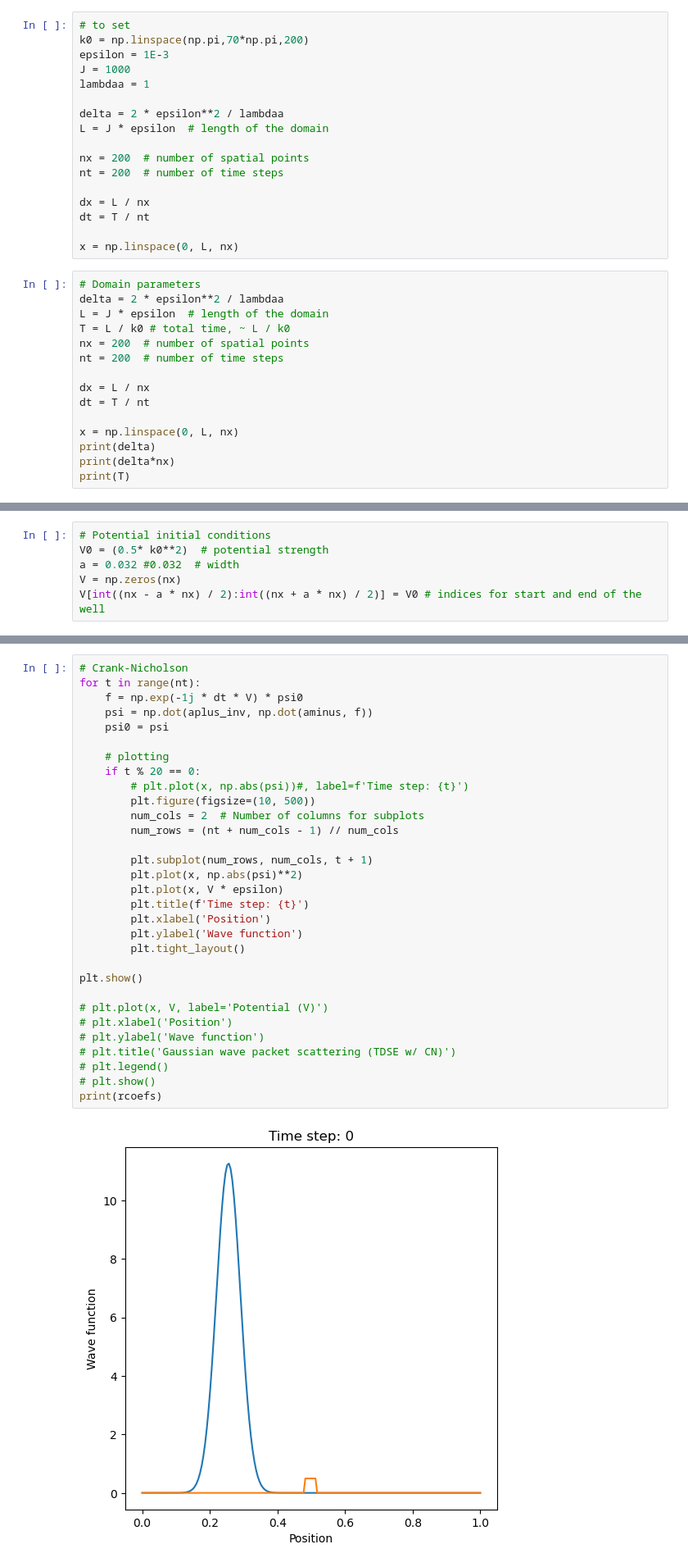
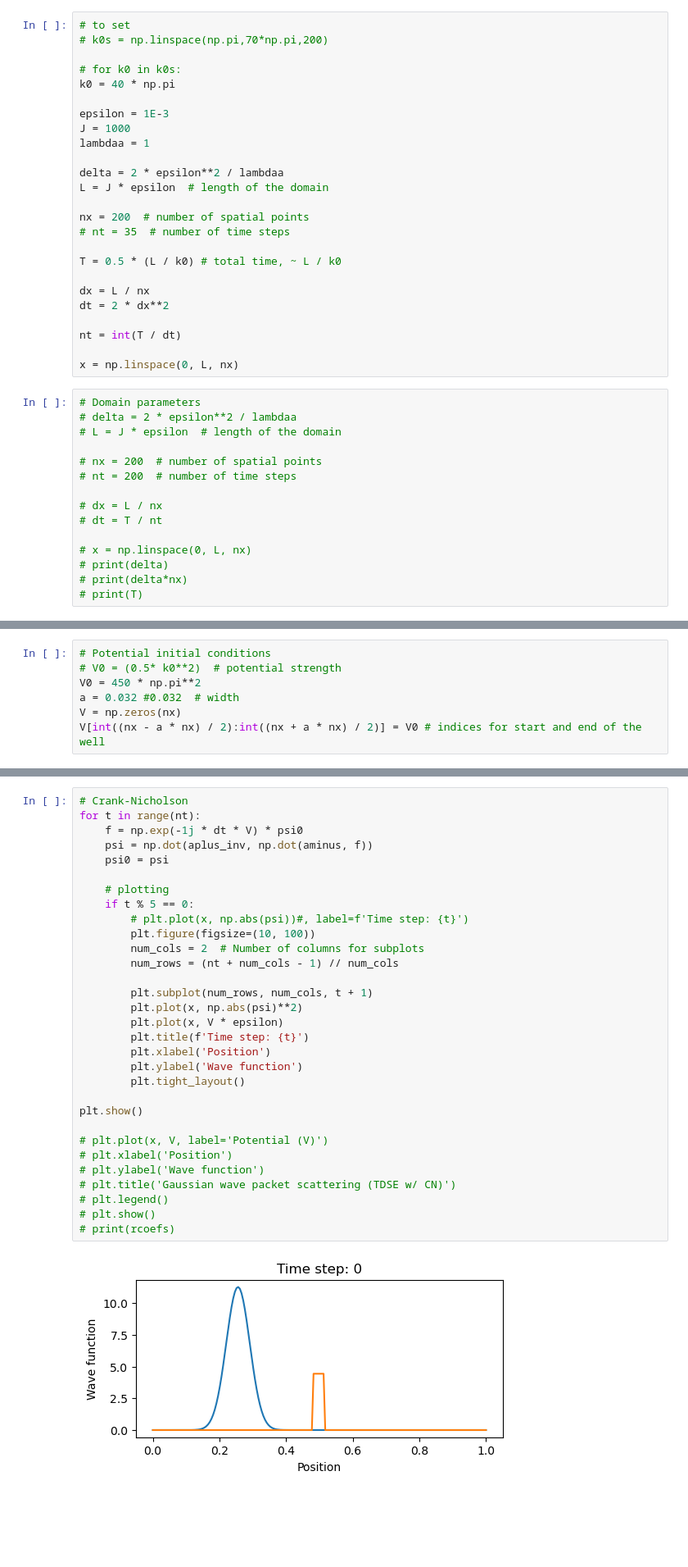
Before and after one commit to mirhex-toldex/charge-exchange, a Jupyter notebook: Crank_Nicholson.ipynb, the cells around one changed output, grey strips where cells are left out. Shown at 82% size. Drawn from its saved outputs; the diff is of its cells as text; blank space fills up the shorter version.

```diff
--- a/Crank_Nicholson.ipynb
+++ b/Crank_Nicholson.ipynb
@@ -4,7 +4,11 @@ import matplotlib.pyplot as plt
 import statistics
 # %%
 # to set
-k0 = np.linspace(np.pi,70*np.pi,200)
+# k0s = np.linspace(np.pi,70*np.pi,200)
+
+# for k0 in k0s:
+k0 = 40 * np.pi
+
 epsilon = 1E-3
 J = 1000
 lambdaa = 1
@@ -13,24 +17,28 @@ delta = 2 * epsilon**2 / lambdaa
 L = J * epsilon  # length of the domain
 
 nx = 200  # number of spatial points
-nt = 200  # number of time steps
+# nt = 35  # number of time steps
+
+T = 0.5 * (L / k0) # total time, ~ L / k0
 
 dx = L / nx
-dt = T / nt
+dt = 2 * dx**2
+
+nt = int(T / dt)
 
 x = np.linspace(0, L, nx)
 # %%
 # Domain parameters
-delta = 2 * epsilon**2 / lambdaa
-L = J * epsilon  # length of the domain
-T = L / k0 # total time, ~ L / k0
-nx = 200  # number of spatial points
-nt = 200  # number of time steps
+# delta = 2 * epsilon**2 / lambdaa
+# L = J * epsilon  # length of the domain
 
-dx = L / nx
-dt = T / nt
+# nx = 200  # number of spatial points
+# nt = 200  # number of time steps
 
-x = np.linspace(0, L, nx)
-print(delta)
-print(delta*nx)
-print(T)
+# dx = L / nx
+# dt = T / nt
+
+# x = np.linspace(0, L, nx)
+# print(delta)
+# print(delta*nx)
+# print(T)
@@ -57,6 +59,7 @@ norm = np.sum(psi0 * np.conj(psi0)) * dx
 # %%
 # Potential initial conditions
-V0 = (0.5* k0**2)  # potential strength
+# V0 = (0.5* k0**2)  # potential strength
+V0 = 450 * np.pi**2
 a = 0.032 #0.032  # width
 V = np.zeros(nx)
 V[int((nx - a * nx) / 2):int((nx + a * nx) / 2)] = V0 # indices for start and end of the well
@@ -86,33 +87,33 @@ for i in range(len(aminus)): # diagonal
 # %%
 # Crank-Nicholson
 for t in range(nt):
     f = np.exp(-1j * dt * V) * psi0
     psi = np.dot(aplus_inv, np.dot(aminus, f))
     psi0 = psi
 
     # plotting
-    if t % 20 == 0:
+    if t % 5 == 0:
         # plt.plot(x, np.abs(psi))#, label=f'Time step: {t}')
-        plt.figure(figsize=(10, 500))
+        plt.figure(figsize=(10, 100))
         num_cols = 2  # Number of columns for subplots
         num_rows = (nt + num_cols - 1) // num_cols
 
         plt.subplot(num_rows, num_cols, t + 1)
         plt.plot(x, np.abs(psi)**2)
         plt.plot(x, V * epsilon)
         plt.title(f'Time step: {t}')
         plt.xlabel('Position')
         plt.ylabel('Wave function')
         plt.tight_layout()
 
 plt.show()
 
 # plt.plot(x, V, label='Potential (V)')
 # plt.xlabel('Position')
 # plt.ylabel('Wave function')
 # plt.title('Gaussian wave packet scattering (TDSE w/ CN)')
 # plt.legend()
 # plt.show()
-print(rcoefs)
+# print(rcoefs)
 # %% [output]
-[figure, old version]
+[figure, new version]
```
Also changed, not shown: parts of 8 cells of this notebook.
